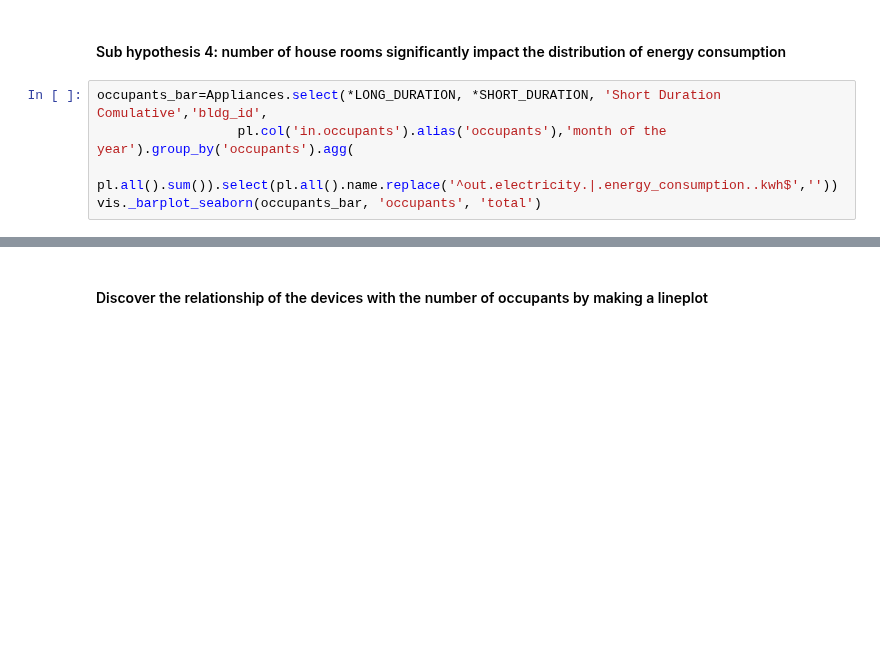
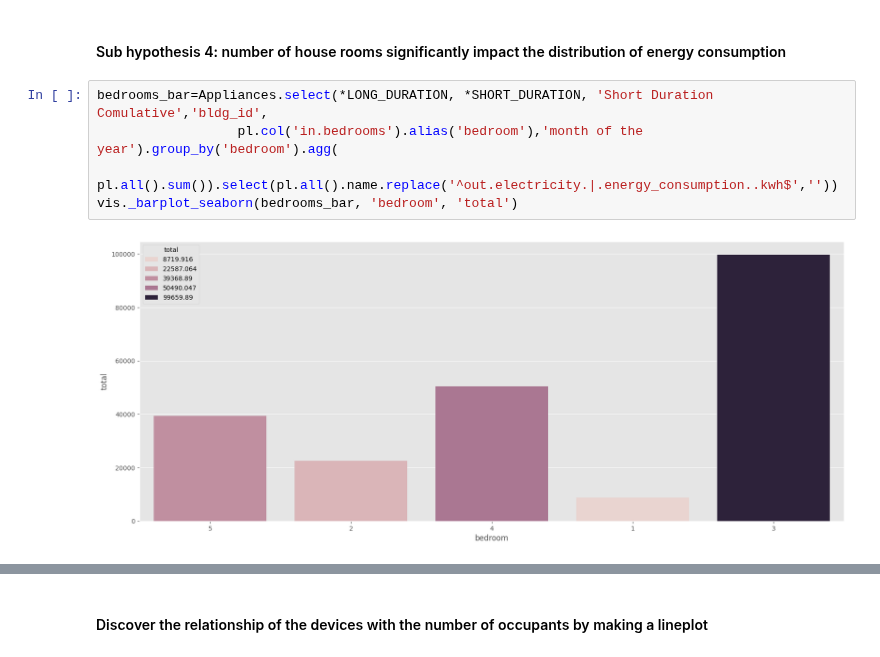
Before and after one commit to 1nuc/load-profile-decomposition, a Jupyter notebook: src/Customer_analysis/run.ipynb, the cells around one changed output, grey strips where cells are left out. Cells and saved outputs as stored; diff of their text form; blank space fills up the shorter version.

```diff
--- a/src/Customer_analysis/run.ipynb
+++ b/src/Customer_analysis/run.ipynb
@@ -745,8 +731,10 @@ vis.pie(nature_pct, nature_pct['total'], nature_pct['nature'])
 # %% [markdown]
 #### Sub hypothesis 4: number of house rooms significantly impact the distribution of energy consumption
 # %%
-occupants_bar=Appliances.select(*LONG_DURATION, *SHORT_DURATION, 'Short Duration Comulative','bldg_id',
-                  pl.col('in.occupants').alias('occupants'),'month of the year').group_by('occupants').agg(
+bedrooms_bar=Appliances.select(*LONG_DURATION, *SHORT_DURATION, 'Short Duration Comulative','bldg_id',
+                  pl.col('in.bedrooms').alias('bedroom'),'month of the year').group_by('bedroom').agg(
     pl.all().sum()).select(pl.all().name.replace('^out.electricity.|.energy_consumption..kwh$',''))
-vis._barplot_seaborn(occupants_bar, 'occupants', 'total')
+vis._barplot_seaborn(bedrooms_bar, 'bedroom', 'total')
+# %% [output]
+[figure, added]
 # %%
```
Also changed, not shown: parts of 17 cells of this notebook.
